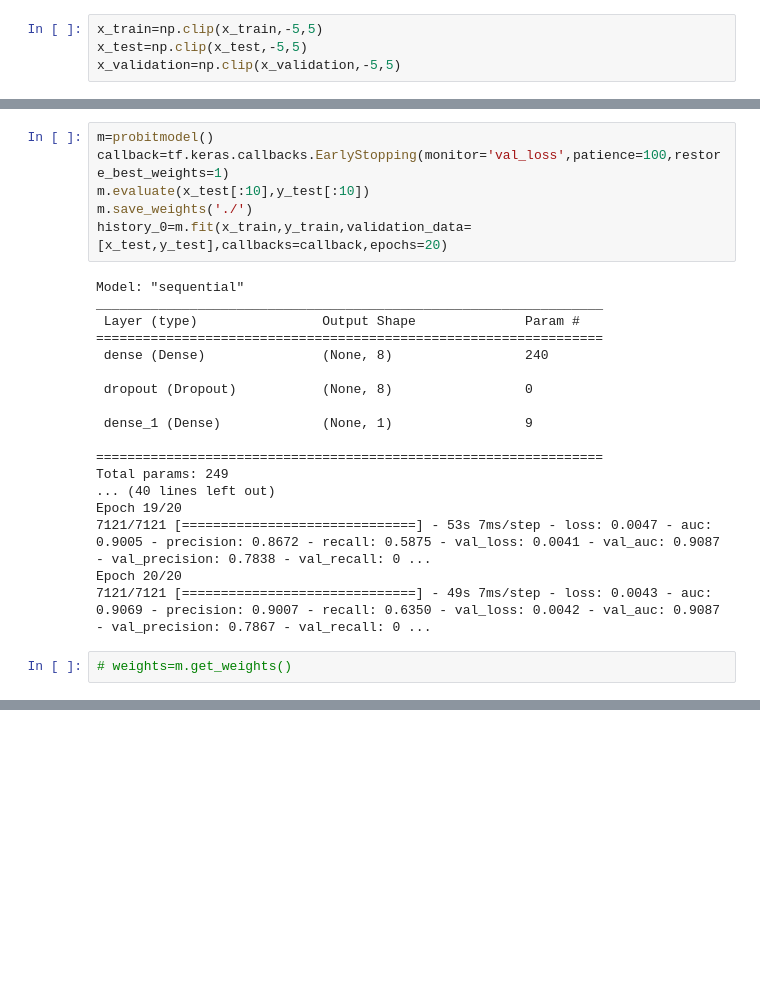
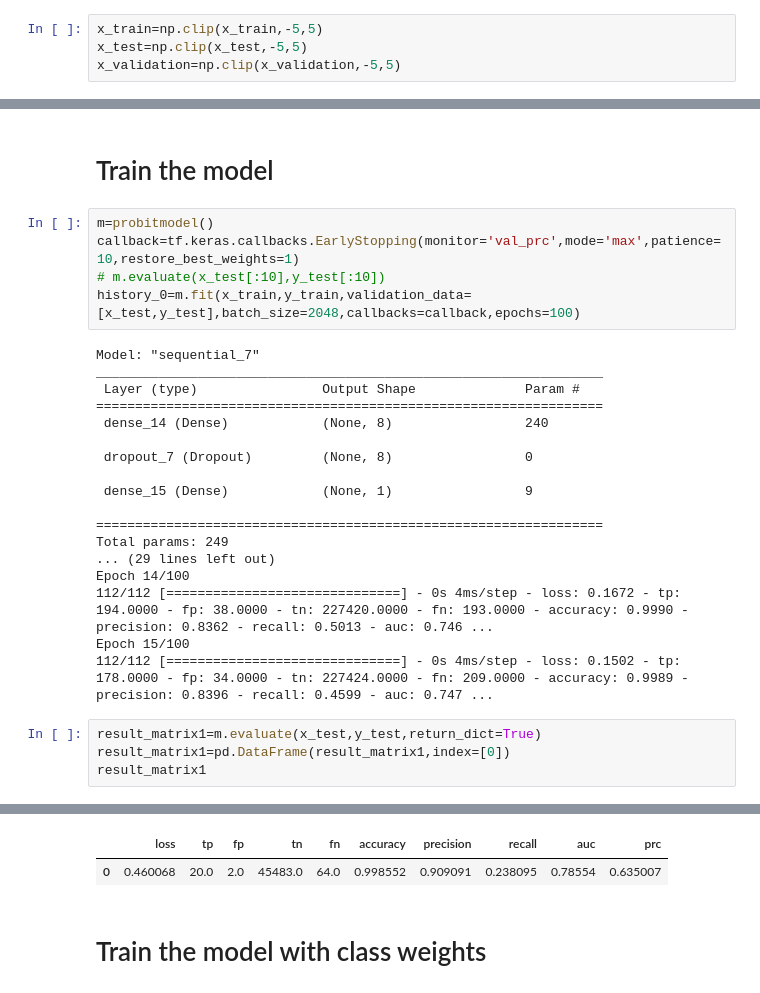
Before and after one commit to Akash-nitA/credit_card_fraud, a Jupyter notebook: creditcard_fraud.ipynb, the cells around one changed output, grey strips where cells are left out. Saved outputs shown, nothing was run; the diff lists cells and outputs as text; blank space fills up the shorter version.

```diff
--- a/creditcard_fraud.ipynb
+++ b/creditcard_fraud.ipynb
@@ -82,28 +110,32 @@ def probitmodel():
   model.summary()
   return model
+# %% [markdown]
+# Train the model
 # %%
 m=probitmodel()
-callback=tf.keras.callbacks.EarlyStopping(monitor='val_loss',patience=100,restore_best_weights=1)
-m.evaluate(x_test[:10],y_test[:10])
-m.save_weights('./')
-history_0=m.fit(x_train,y_train,validation_data=[x_test,y_test],callbacks=callback,epochs=20)
+callback=tf.keras.callbacks.EarlyStopping(monitor='val_prc',mode='max',patience=10,restore_best_weights=1)
+# m.evaluate(x_test[:10],y_test[:10])
+history_0=m.fit(x_train,y_train,validation_data=[x_test,y_test],batch_size=2048,callbacks=callback,epochs=100)
 # %% [output]
-Model: "sequential"
+Model: "sequential_7"
 _________________________________________________________________
  Layer (type)                Output Shape              Param #
 =================================================================
- dense (Dense)               (None, 8)                 240
+ dense_14 (Dense)            (None, 8)                 240
 
- dropout (Dropout)           (None, 8)                 0
+ dropout_7 (Dropout)         (None, 8)                 0
 
- dense_1 (Dense)             (None, 1)                 9
+ dense_15 (Dense)            (None, 1)                 9
 
 =================================================================
 Total params: 249
-... (40 lines left out)
-Epoch 19/20
-7121/7121 [==============================] - 53s 7ms/step - loss: 0.0047 - auc: 0.9005 - precision: 0.8672 - recall: 0.5875 - val_loss: 0.0041 - val_auc: 0.9087 - val_precision: 0.7838 - val_recall: 0 ...
-Epoch 20/20
-7121/7121 [==============================] - 49s 7ms/step - loss: 0.0043 - auc: 0.9069 - precision: 0.9007 - recall: 0.6350 - val_loss: 0.0042 - val_auc: 0.9087 - val_precision: 0.7867 - val_recall: 0 ...
+... (29 lines left out)
+Epoch 14/100
+112/112 [==============================] - 0s 4ms/step - loss: 0.1672 - tp: 194.0000 - fp: 38.0000 - tn: 227420.0000 - fn: 193.0000 - accuracy: 0.9990 - precision: 0.8362 - recall: 0.5013 - auc: 0.746 ...
+Epoch 15/100
+112/112 [==============================] - 0s 4ms/step - loss: 0.1502 - tp: 178.0000 - fp: 34.0000 - tn: 227424.0000 - fn: 209.0000 - accuracy: 0.9989 - precision: 0.8396 - recall: 0.4599 - auc: 0.747 ...
-# %%
-# weights=m.get_weights()
+# %%
+result_matrix1=m.evaluate(x_test,y_test,return_dict=True)
+result_matrix1=pd.DataFrame(result_matrix1,index=[0])
+result_matrix1
+# %% [output]
@@ -109,0 +143,4 @@ Epoch 20/20
+|  | loss | tp | fp | tn | fn | accuracy | precision | recall | auc | prc |
+| 0 | 0.460068 | 20.0 | 2.0 | 45483.0 | 64.0 | 0.998552 | 0.909091 | 0.238095 | 0.78554 | 0.635007 |
+# %% [markdown]
+# Train the model with class weights
```
Also changed, not shown: parts of 34 cells of this notebook.
